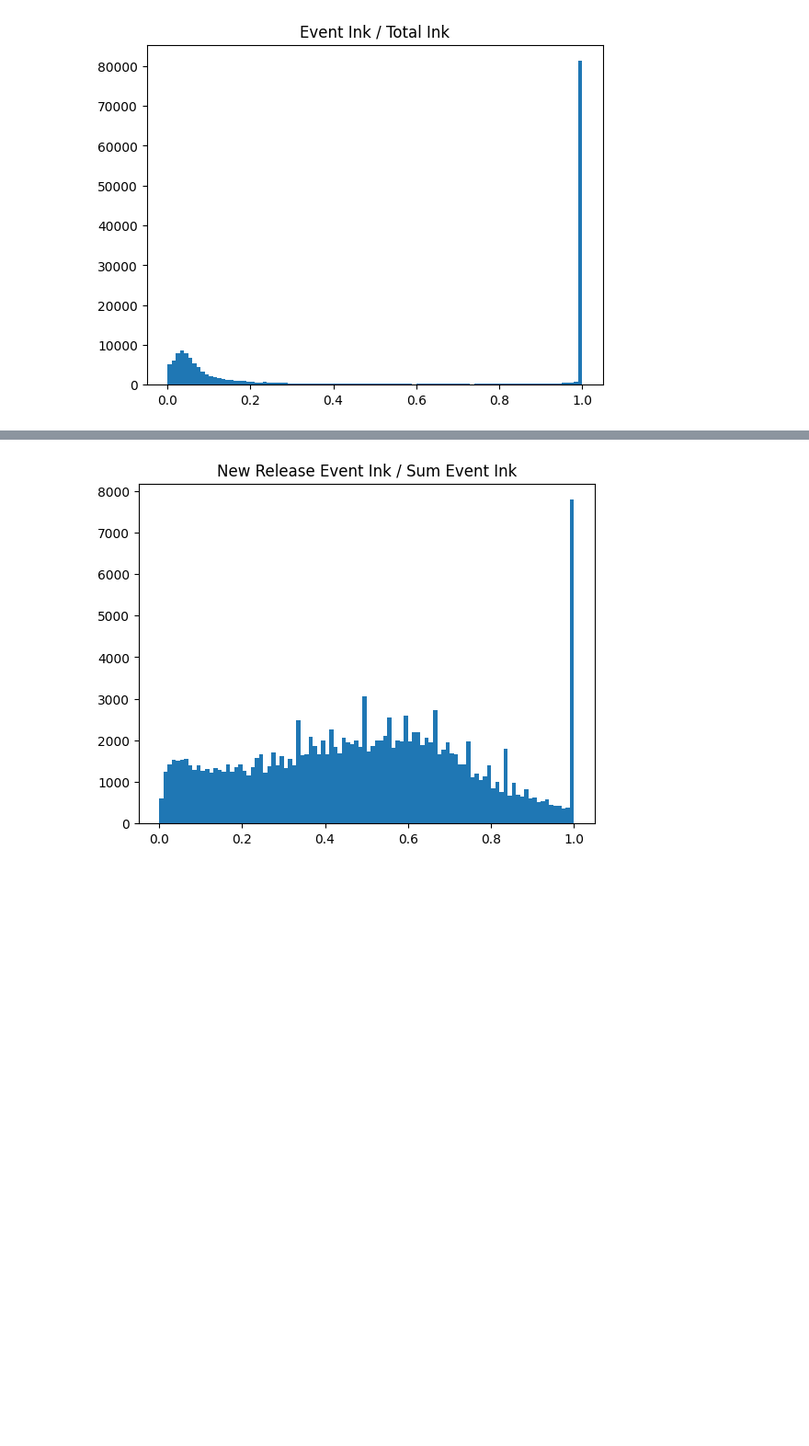
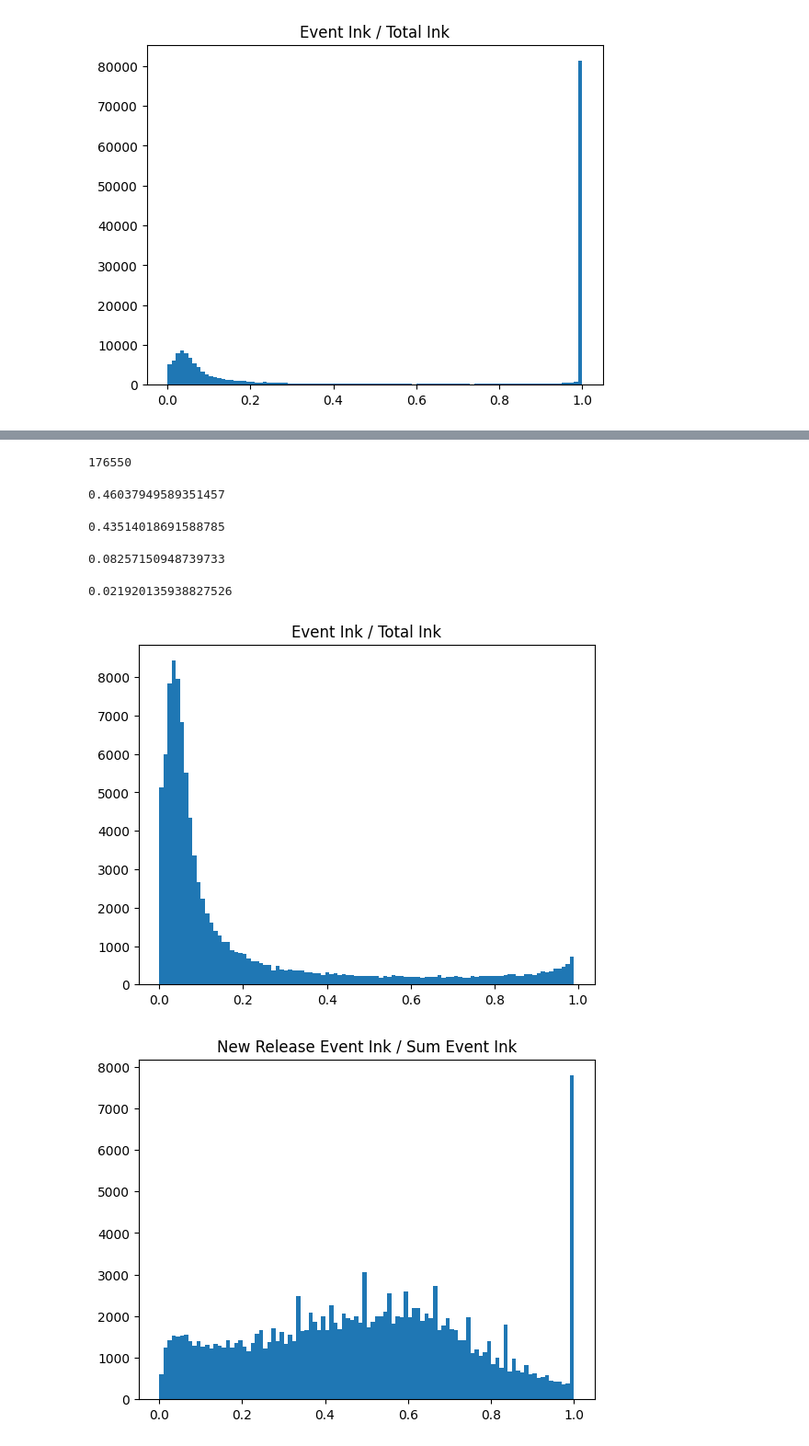
Before and after one commit to leo-z-kakaoent/tapas_new_release, a Jupyter notebook: a1_codes/a40130_user_stats.ipynb, the cells around one changed output, grey strips where cells are left out. Shown at 92% size. Cells and saved outputs as stored; diff of their text form; code cells hidden in the pictures; blank space fills up the shorter version.

```diff
--- a/a1_codes/a40130_user_stats.ipynb
+++ b/a1_codes/a40130_user_stats.ipynb
@@ -76,3 +80,31 @@ plt.show()
+# %%
+len(v)
+# %% [output]
+176550
+# %%
+len(v[v>0.99])/len(v)
+# %% [output]
+0.46037949589351457
+# %%
+len(v[v<=0.3])/len(v)
+# %% [output]
+0.43514018691588785
+# %%
+len(v[(v>=0.3)&(v<0.9)])/len(v)
+# %% [output]
+0.08257150948739733
+# %%
+len(v[(v>=0.9)&(v<0.99)])/len(v)
+# %% [output]
+0.021920135938827526
+# %%
+v = totaldf['sum_event_ink']/totaldf['sum_total_ink']
+v = v[v<=0.99]
+plt.hist(v, bins=100)
+plt.title("Event Ink / Total Ink")
+plt.show()
+# %% [output]
+[figure, added]
 # %%
 v = np.array(totaldf['event_sum']/totaldf['sum_event_ink'])
 v = v[v<=1]
```
Also changed, not shown: parts of 22 cells of this notebook.
